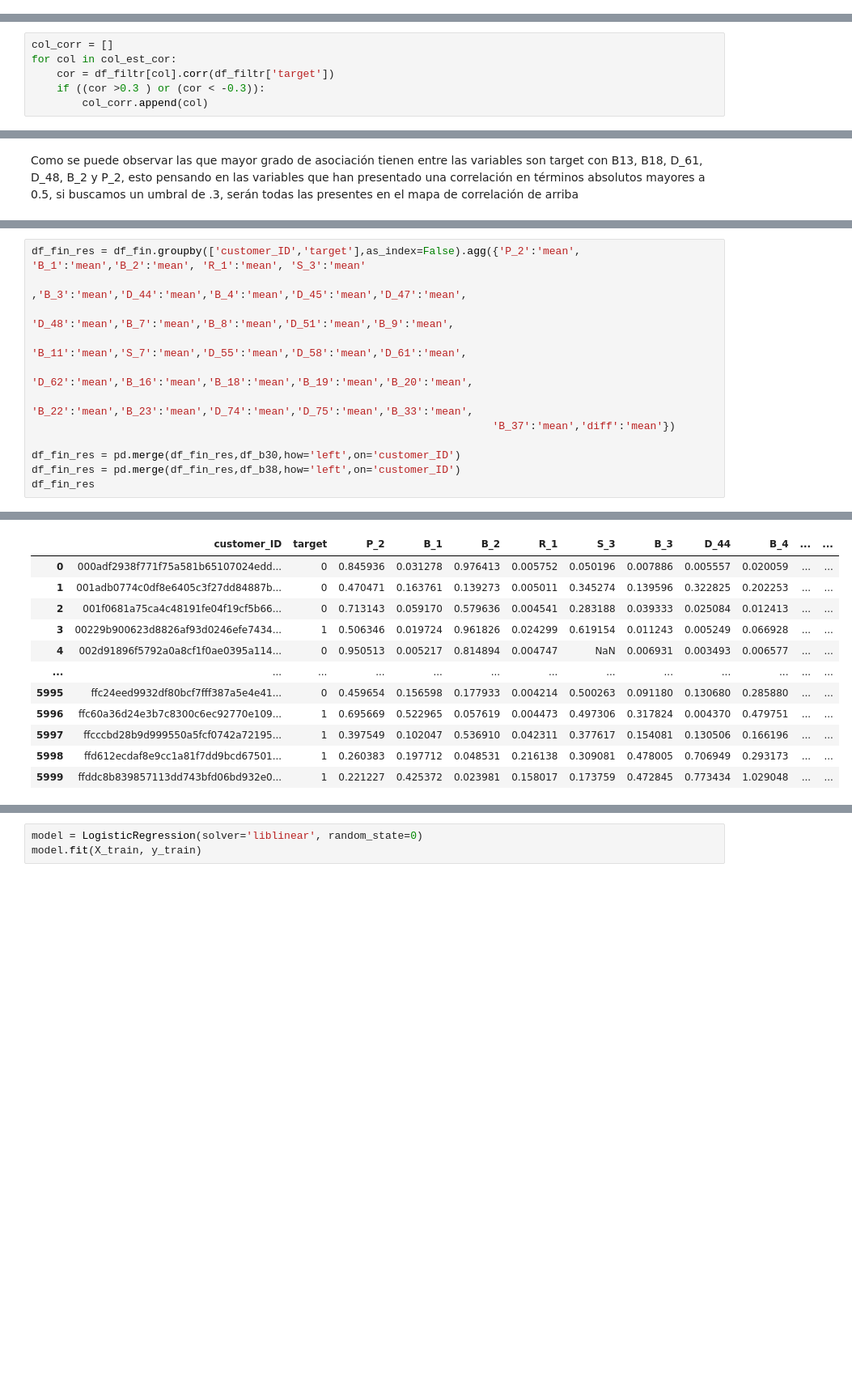
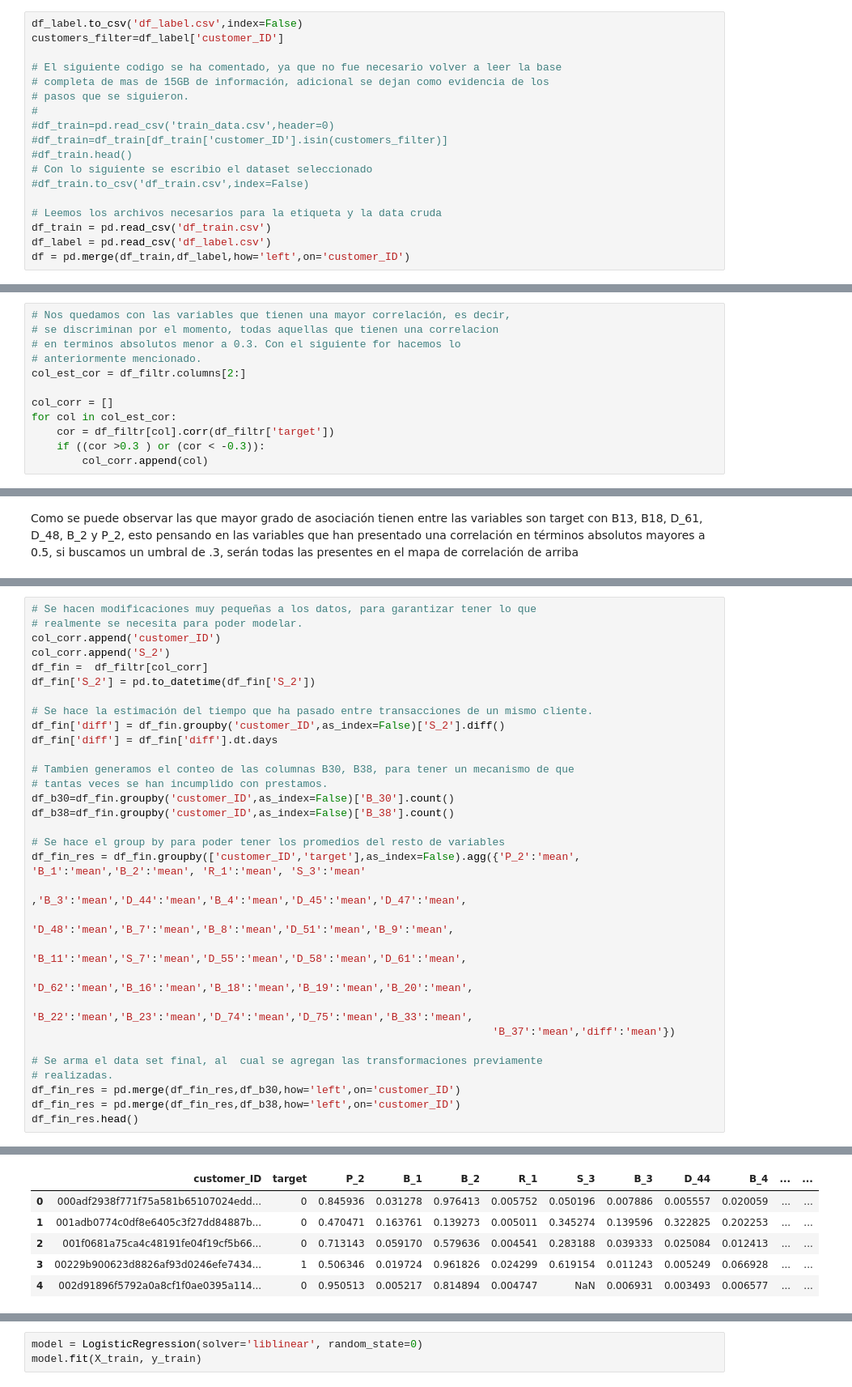
Before and after one commit to arielaragon/MLA, a Jupyter notebook: ProyectoIntegrador_HectorAragon.ipynb, the cells around one changed output, grey strips where cells are left out. Shown: that part at 81% size. Drawn from its saved outputs; the diff is of its cells as text; blank space fills up the shorter version.

```diff
--- a/ProyectoIntegrador_HectorAragon.ipynb
+++ b/ProyectoIntegrador_HectorAragon.ipynb
@@ -114 +55,19 @@ df
+# %%
+df_label.to_csv('df_label.csv',index=False)
+customers_filter=df_label['customer_ID']
+
+# El siguiente codigo se ha comentado, ya que no fue necesario volver a leer la base
+# completa de mas de 15GB de información, adicional se dejan como evidencia de los
+# pasos que se siguieron.
+#
+#df_train=pd.read_csv('train_data.csv',header=0)
+#df_train=df_train[df_train['customer_ID'].isin(customers_filter)]
+#df_train.head()
+# Con lo siguiente se escribio el dataset seleccionado
+#df_train.to_csv('df_train.csv',index=False)
+
+# Leemos los archivos necesarios para la etiqueta y la data cruda
+df_train = pd.read_csv('df_train.csv')
+df_label = pd.read_csv('df_label.csv')
+df = pd.merge(df_train,df_label,how='left',on='customer_ID')
 # %%
@@ -187,4 +136,10 @@ col_est_cor = df_filtr
 # %%
+# Nos quedamos con las variables que tienen una mayor correlación, es decir,
+# se discriminan por el momento, todas aquellas que tienen una correlacion
+# en terminos absolutos menor a 0.3. Con el siguiente for hacemos lo
+# anteriormente mencionado.
+col_est_cor = df_filtr.columns[2:]
+
 col_corr = []
 for col in col_est_cor:
     cor = df_filtr[col].corr(df_filtr['target'])
@@ -285,4 +169,21 @@ Index(['P_2', 'B_1', 'B_2', 'R_1', 'S_3', 'B_3', 'D_44', 'B_4', 'D_45', 'D_47',
 # %%
+# Se hacen modificaciones muy pequeñas a los datos, para garantizar tener lo que
+# realmente se necesita para poder modelar.
+col_corr.append('customer_ID')
+col_corr.append('S_2')
+df_fin =  df_filtr[col_corr]
+df_fin['S_2'] = pd.to_datetime(df_fin['S_2'])
+
+# Se hace la estimación del tiempo que ha pasado entre transacciones de un mismo cliente.
+df_fin['diff'] = df_fin.groupby('customer_ID',as_index=False)['S_2'].diff()
+df_fin['diff'] = df_fin['diff'].dt.days
+
+# Tambien generamos el conteo de las columnas B30, B38, para tener un mecanismo de que
+# tantas veces se han incumplido con prestamos.
+df_b30=df_fin.groupby('customer_ID',as_index=False)['B_30'].count()
+df_b38=df_fin.groupby('customer_ID',as_index=False)['B_38'].count()
+
+# Se hace el group by para poder tener los promedios del resto de variables
 df_fin_res = df_fin.groupby(['customer_ID','target'],as_index=False).agg({'P_2':'mean', 'B_1':'mean','B_2':'mean', 'R_1':'mean', 'S_3':'mean'
                                                                          ,'B_3':'mean','D_44':'mean','B_4':'mean','D_45':'mean','D_47':'mean',
                                                                          'D_48':'mean','B_7':'mean','B_8':'mean','D_51':'mean','B_9':'mean',
@@ -291,7 +192,9 @@ df_fin_res = df_fin.groupby(['customer_ID','target'],as_index=False).agg({'P_2':
                                                                          'B_22':'mean','B_23':'mean','D_74':'mean','D_75':'mean','B_33':'mean',
                                                                          'B_37':'mean','diff':'mean'})
 
+# Se arma el data set final, al  cual se agregan las transformaciones previamente
+# realizadas.
 df_fin_res = pd.merge(df_fin_res,df_b30,how='left',on='customer_ID')
 df_fin_res = pd.merge(df_fin_res,df_b38,how='left',on='customer_ID')
-df_fin_res
+df_fin_res.head()
 # %% [output]
@@ -298,12 +216,6 @@ df_fin_res
 |  | customer_ID | target | P_2 | B_1 | B_2 | R_1 | S_3 | B_3 | D_44 | B_4 | ... | ... |
 | 0 | 000adf2938f771f75a581b65107024edd... | 0 | 0.845936 | 0.031278 | 0.976413 | 0.005752 | 0.050196 | 0.007886 | 0.005557 | 0.020059 | ... | ... |
 | 1 | 001adb0774c0df8e6405c3f27dd84887b... | 0 | 0.470471 | 0.163761 | 0.139273 | 0.005011 | 0.345274 | 0.139596 | 0.322825 | 0.202253 | ... | ... |
 | 2 | 001f0681a75ca4c48191fe04f19cf5b66... | 0 | 0.713143 | 0.059170 | 0.579636 | 0.004541 | 0.283188 | 0.039333 | 0.025084 | 0.012413 | ... | ... |
 | 3 | 00229b900623d8826af93d0246efe7434... | 1 | 0.506346 | 0.019724 | 0.961826 | 0.024299 | 0.619154 | 0.011243 | 0.005249 | 0.066928 | ... | ... |
 | 4 | 002d91896f5792a0a8cf1f0ae0395a114... | 0 | 0.950513 | 0.005217 | 0.814894 | 0.004747 | NaN | 0.006931 | 0.003493 | 0.006577 | ... | ... |
-| ... | ... | ... | ... | ... | ... | ... | ... | ... | ... | ... | ... | ... |
-| 5995 | ffc24eed9932df80bcf7fff387a5e4e41... | 0 | 0.459654 | 0.156598 | 0.177933 | 0.004214 | 0.500263 | 0.091180 | 0.130680 | 0.285880 | ... | ... |
-| 5996 | ffc60a36d24e3b7c8300c6ec92770e109... | 1 | 0.695669 | 0.522965 | 0.057619 | 0.004473 | 0.497306 | 0.317824 | 0.004370 | 0.479751 | ... | ... |
-| 5997 | ffcccbd28b9d999550a5fcf0742a72195... | 1 | 0.397549 | 0.102047 | 0.536910 | 0.042311 | 0.377617 | 0.154081 | 0.130506 | 0.166196 | ... | ... |
-| 5998 | ffd612ecdaf8e9cc1a81f7dd9bcd67501... | 1 | 0.260383 | 0.197712 | 0.048531 | 0.216138 | 0.309081 | 0.478005 | 0.706949 | 0.293173 | ... | ... |
-| 5999 | ffddc8b839857113dd743bfd06bd932e0... | 1 | 0.221227 | 0.425372 | 0.023981 | 0.158017 | 0.173759 | 0.472845 | 0.773434 | 1.029048 | ... | ... |
```
Also changed, not shown: parts of 47 cells of this notebook.
